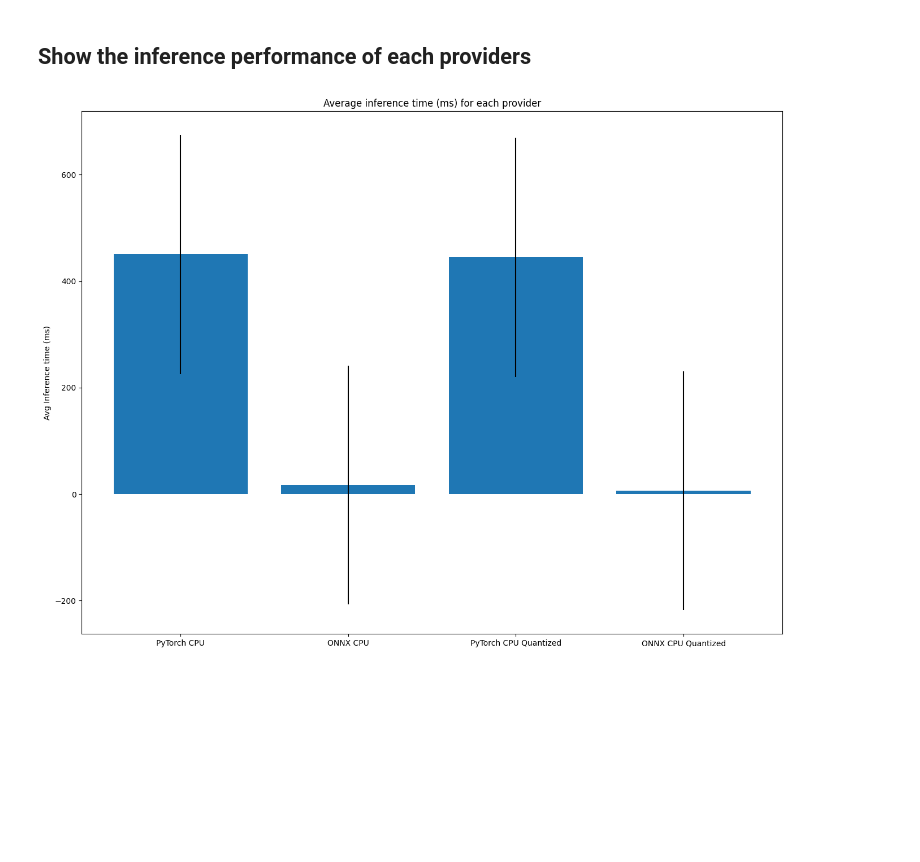
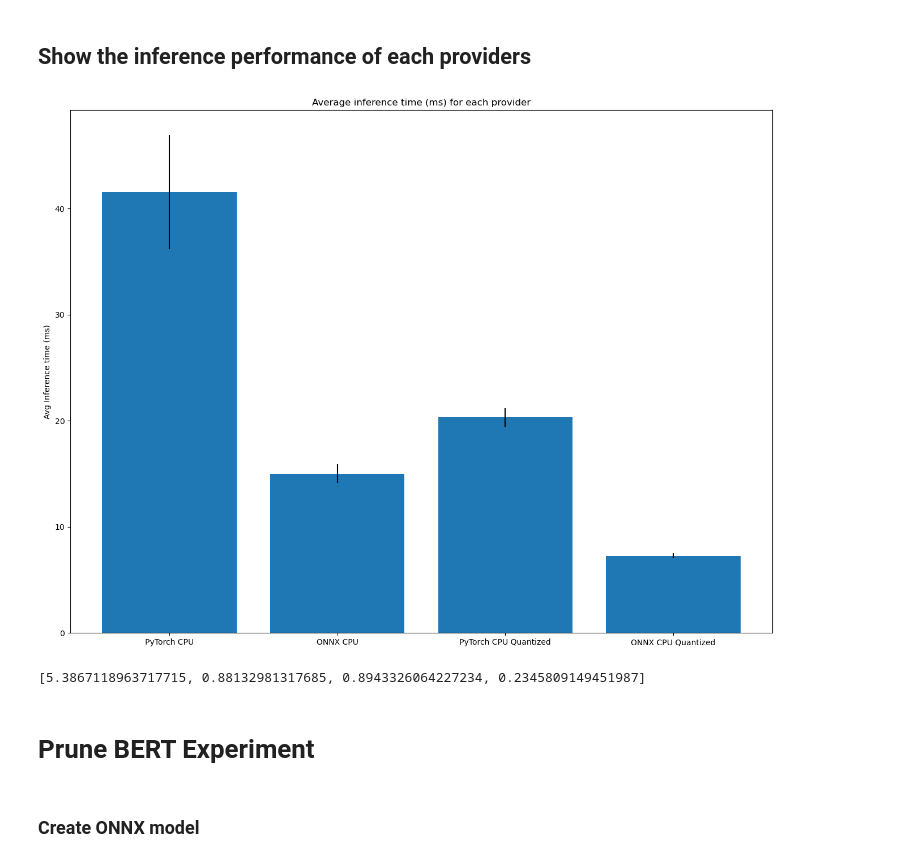
Before and after one commit to lewtun/transformerlab, a Jupyter notebook: 04_onnx-export.ipynb, the cells around one changed output. Cells and saved outputs as stored; diff of their text form; code cells hidden in the pictures; blank space fills up the shorter version.

```diff
--- a/04_onnx-export.ipynb
+++ b/04_onnx-export.ipynb
@@ -399,21 +397,29 @@ Quantized model has been written at bert.onnx: ✔
 # %%
 %matplotlib inline
 
 import matplotlib
 import matplotlib.pyplot as plt
 import numpy as np
 import os
 
 
 # Compute average inference time + std
 time_results = {k: np.mean(v.model_inference_time) * 1e3 for k, v in results.items()}
-time_results_std = np.std([v.model_inference_time for v in results.values()]) * 1000
+time_results_std = [np.std(v.model_inference_time)*1000 for v in results.values()]
 
 plt.rcdefaults()
 fig, ax = plt.subplots(figsize=(16, 12))
 ax.set_ylabel("Avg Inference time (ms)")
 ax.set_title("Average inference time (ms) for each provider")
 ax.bar(time_results.keys(), time_results.values(), yerr=time_results_std)
 plt.show()
 # %% [output]
-[figure, old version]
+[figure, new version]
+# %%
+time_results_std
+# %% [output]
+[5.3867118963717715, 0.88132981317685, 0.8943326064227234, 0.2345809149451987]
+# %% [markdown]
+# Prune BERT Experiment
+# %% [markdown]
+### Create ONNX model
```
Also changed, not shown: parts of 22 cells of this notebook, 1 other file.
